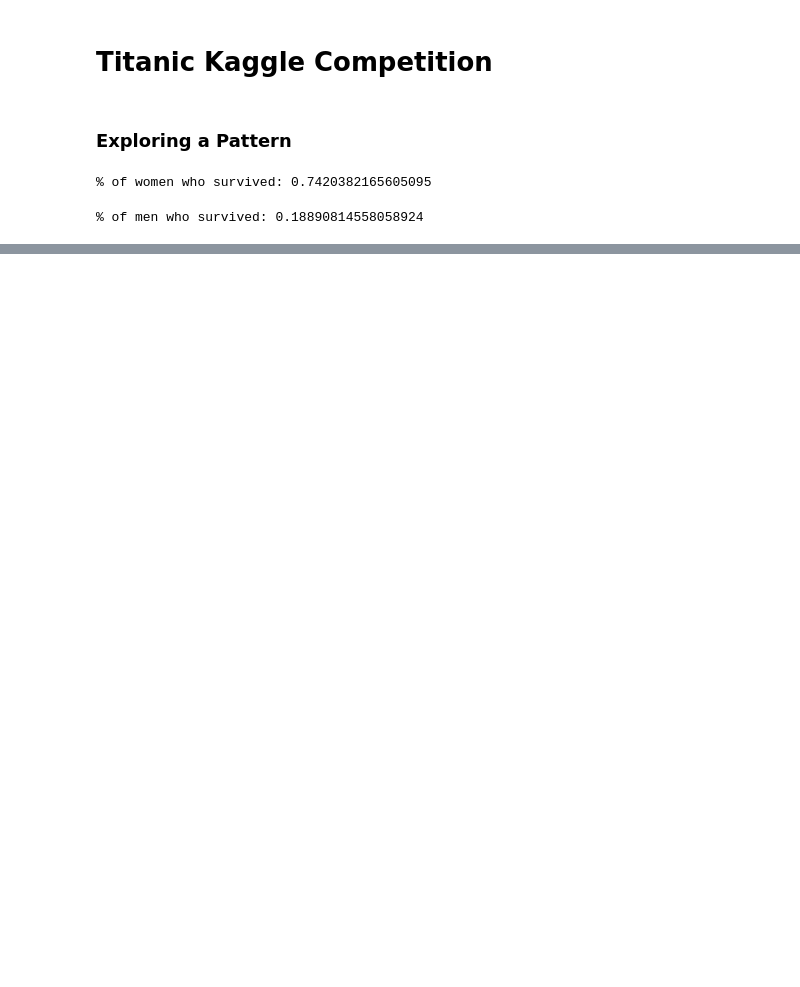
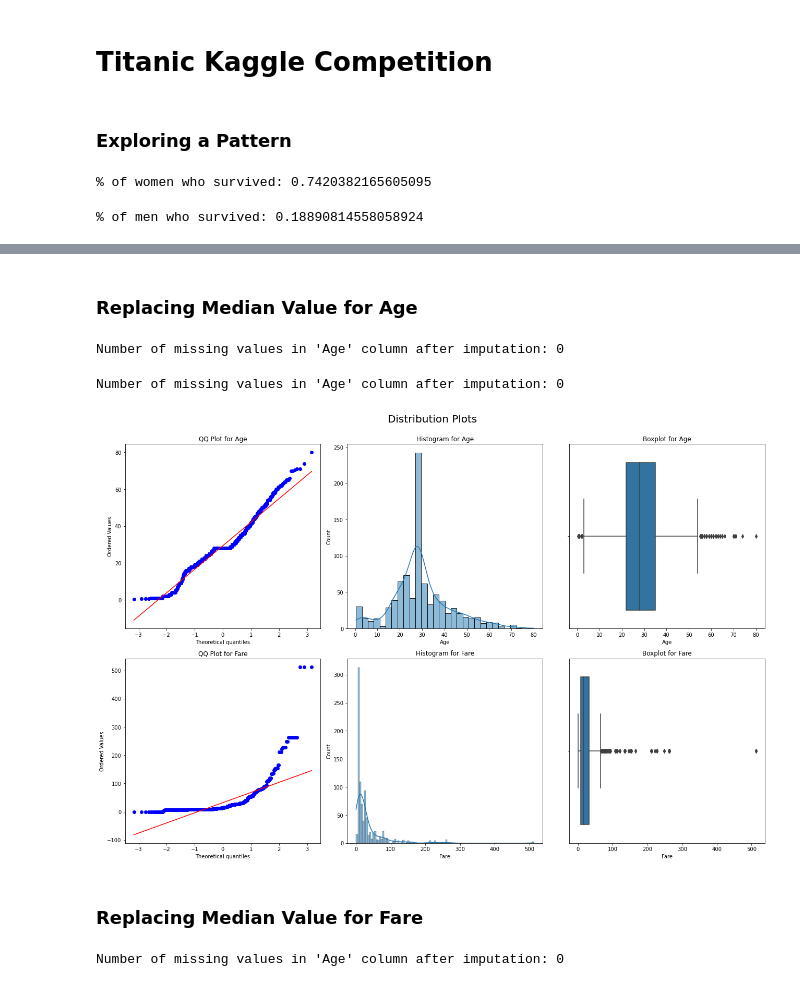
Before and after one commit to BVishwaa/TitanicML, a Jupyter notebook: Kaggle Titanic Data Cleaning.ipynb, the cells around one changed output, grey strips where cells are left out. Drawn from its saved outputs; the diff is of its cells as text; code cells hidden in the pictures; blank space fills up the shorter version.

```diff
--- a/Kaggle Titanic Data Cleaning.ipynb
+++ b/Kaggle Titanic Data Cleaning.ipynb
@@ -43,0 +167,6 @@ joined_dataframe.head()
+# %%
+# Fill the NaN and map Embarked to numerical codes
+train_data.loc[train_data['Embarked'].isna(), 'Embarked'] = 'S'  # (Encyclopedia titanica)
+train_data['Embarked_code'] = train_data['Embarked'].map( {'C': 1, 'Q': 2, 'S': 3} ).astype(int)
+
+train_data['Embarked_code']
@@ -43,0 +205,70 @@ joined_dataframe.head()
+# %%
+train_data = train_data.drop('Embarked', axis=1)
+test_data = test_data.drop('Embarked', axis=1)
+# %% [markdown]
+### Replacing Median Value for Age
+# %%
+# Calculate the median age
+median_age = train_data['Age'].median()
+
+# Impute missing values with the median age
+train_data['Age'].fillna(median_age, inplace=True)
+
+# Verify if there are no missing values left
+print("Number of missing values in 'Age' column after imputation:", train_data['Age'].isnull().sum())
+# %% [output]
+Number of missing values in 'Age' column after imputation: 0
+# %%
+# Calculate the median age
+median_age = test_data['Age'].median()
+
+# Impute missing values with the median age
+test_data['Age'].fillna(median_age, inplace=True)
+
+# Verify if there are no missing values left
+print("Number of missing values in 'Age' column after imputation:", test_data['Age'].isnull().sum())
+# %% [output]
+Number of missing values in 'Age' column after imputation: 0
+# %%
+import matplotlib.pyplot as plt
+import seaborn as sns
+from scipy import stats
+
+def plot_distribution(data, columns, suptitle="", suptitle_y=1):
+    num_cols = len(columns)
+    fig, axs = plt.subplots(num_cols, 3, figsize=(18, 6*num_cols))
+    plt.suptitle(suptitle, fontsize=20, y=suptitle_y)  # Add super title
+
+    for i, col in enumerate(columns):
+        # QQ plot
+        stats.probplot(data[col], dist="norm", plot=axs[i, 0])
+        axs[i, 0].set_title(f'QQ Plot for {col}')
+
+        # Histogram
+        sns.histplot(data[col], kde=True, ax=axs[i, 1])
+        axs[i, 1].set_title(f'Histogram for {col}')
+
+        # Boxplot
+        sns.boxplot(x=data[col], ax=axs[i, 2])
+        axs[i, 2].set_title(f'Boxplot for {col}')
+
+    plt.tight_layout()
+    plt.show()
+
+# Usage example with custom suptitle
+plot_distribution(train_data, ['Age', 'Fare'], suptitle="Distribution Plots")
+# %% [output]
+[figure, added]
+# %% [markdown]
+### Replacing Median Value for Fare
+# %%
+# Calculate the median age
+median_age = train_data['Fare'].median()
+
+# Impute missing values with the median age
+train_data['Fare'].fillna(median_age, inplace=True)
+
+# Verify if there are no missing values left
+print("Number of missing values in 'Age' column after imputation:", train_data['Fare'].isnull().sum())
+# %% [output]
+Number of missing values in 'Age' column after imputation: 0
```
Also changed, not shown: parts of 81 cells of this notebook.
